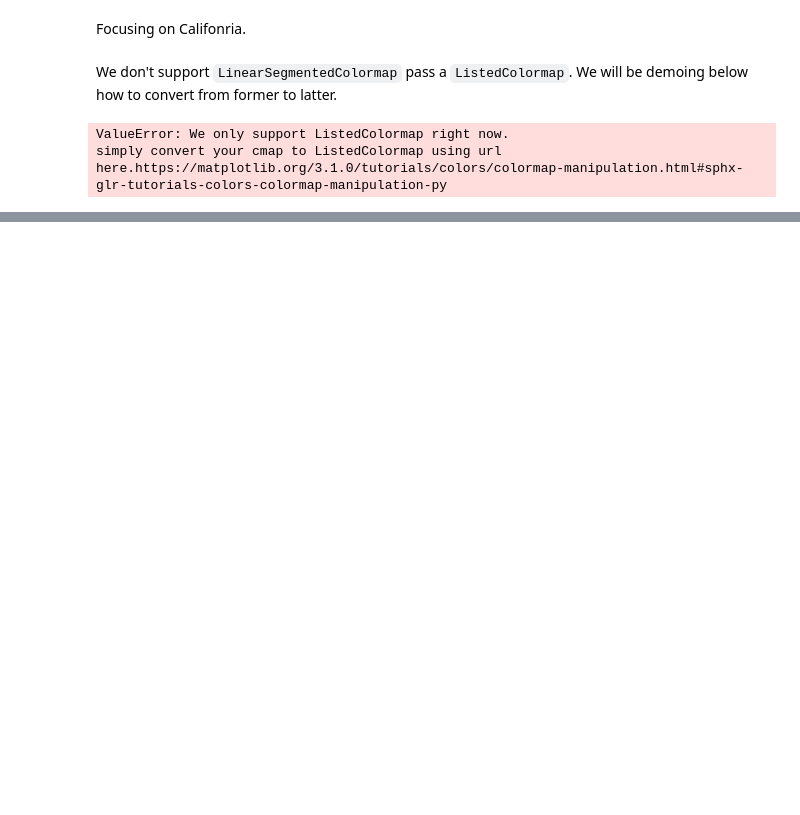
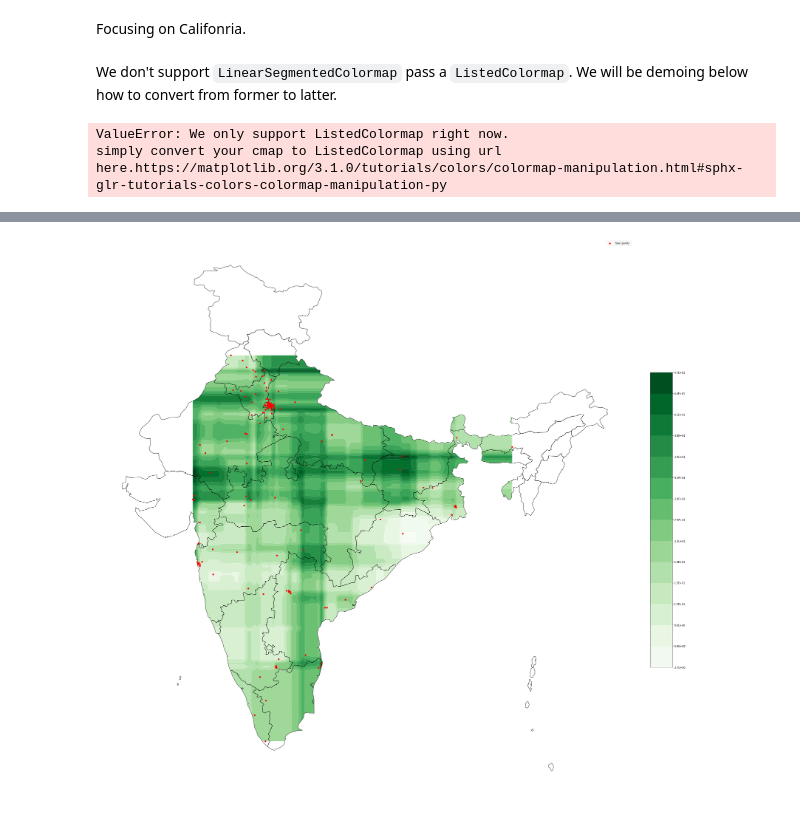
Before and after one commit to sustainability-lab/vayu, a Jupyter notebook: examples/interpolPlot.ipynb, the cells around one changed output, grey strips where cells are left out. Cells and saved outputs as stored; diff of their text form; code cells hidden in the pictures; blank space fills up the shorter version.

```diff
--- a/examples/interpolPlot.ipynb
+++ b/examples/interpolPlot.ipynb
@@ -49,0 +73,19 @@ plt.show()
+# %%
+shapeFile = "../re/India Shape/india_st.shp"
+shape_df = GeoDataFrame.from_file(shapeFile)
+datafile = "../re/openaq.csv"
+df = pd.read_csv(datafile)
+some_value = '2019-07-31'
+df = df.loc[df['local'].str.contains(some_value, regex=False)] # selecting one date
+# %%
+locations = pd.unique(df.location)
+dff = []
+for location in locations:
+    mask = df['location'] == location
+    mean = df[mask].value.mean()
+    latitude = df[mask].latitude.mean()
+    longitude = df[mask].longitude.mean()
+    dff.append([latitude, longitude, mean])
+# %%
+df = pd.DataFrame(dff, columns=[lat, long, pollutant])
+df.head()
@@ -49,0 +99,8 @@ plt.show()
+# %%
+interpolPlot(df, shape_df, long, lat, pollutant,
+             cmap=listedcmap, plot_train_points=True,
+             markersize=30)
+plt.savefig("interpolPlot3.png")
+plt.show()
+# %% [output]
+[figure, added]
```
Also changed, not shown: parts of 13 cells of this notebook, 5 other files.
